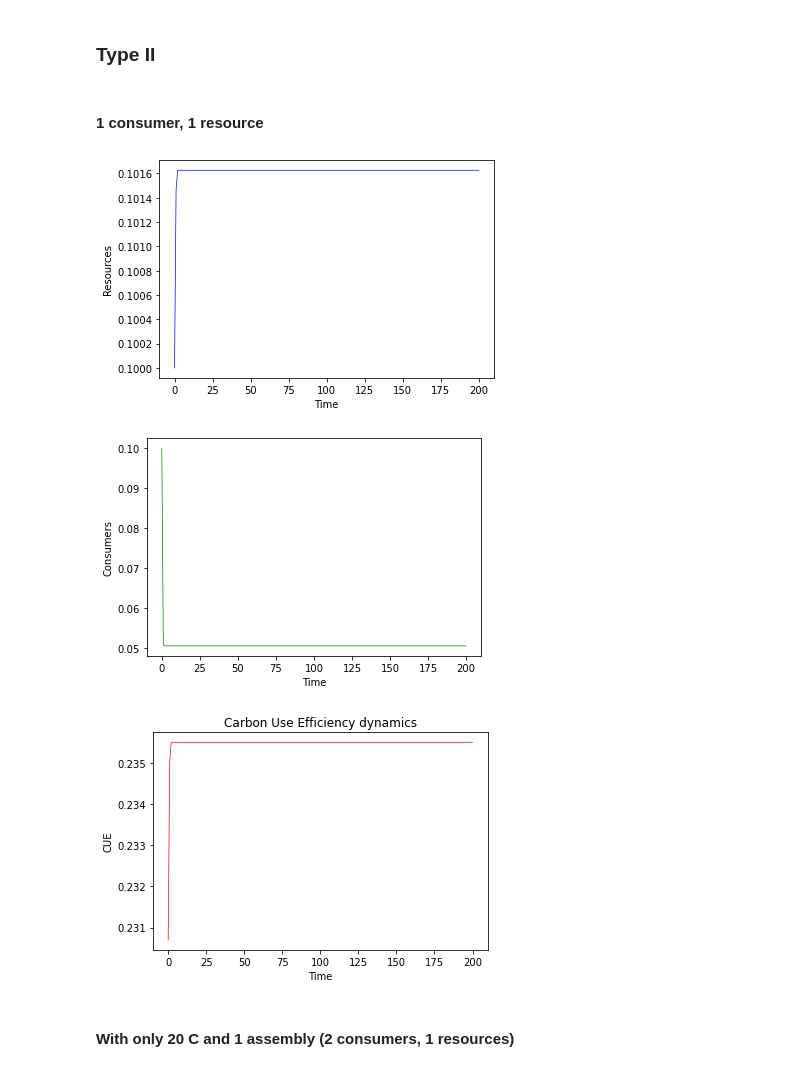
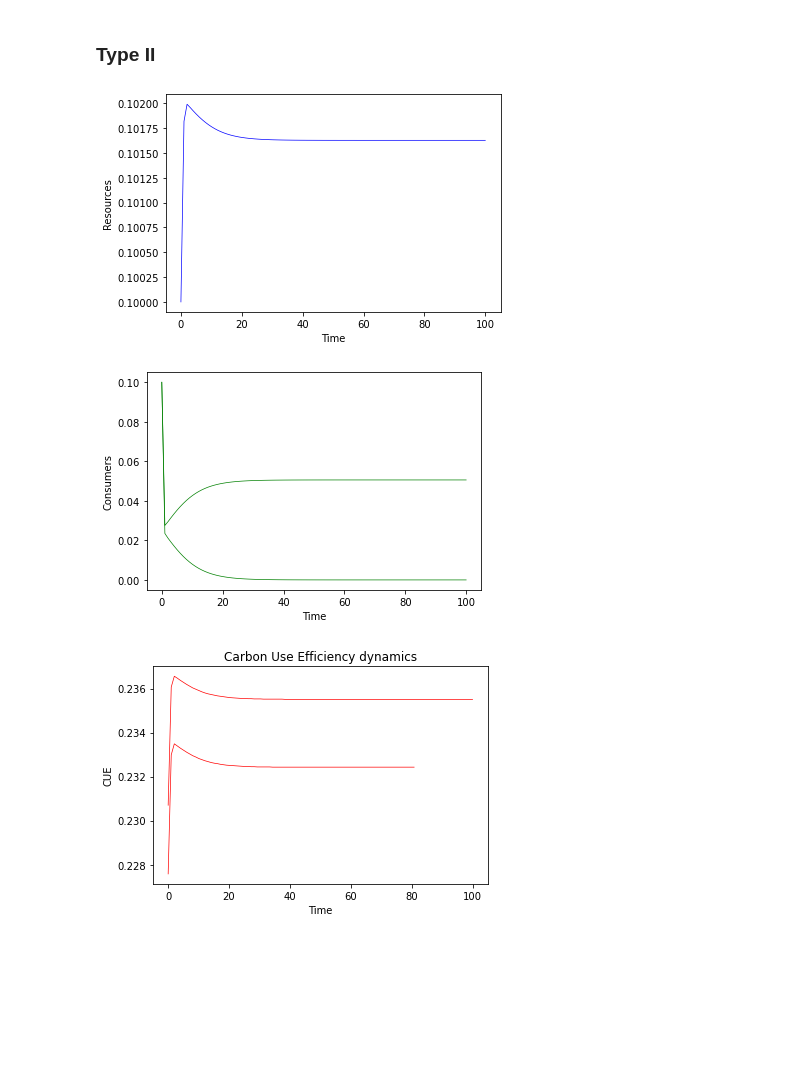
Before and after one commit to DaniDuan/CMEEProject, a Jupyter notebook: code/temp_microbial_CUE.ipynb, the cells around one changed output. Saved outputs shown, nothing was run; the diff lists cells and outputs as text; code cells hidden in the pictures; blank space fills up the shorter version.

```diff
--- a/code/temp_microbial_CUE.ipynb
+++ b/code/temp_microbial_CUE.ipynb
@@ -181,35 +335,30 @@ array([0.3938949 , 0.40720394, 0.40131856, 0.39851567, 0.40933779])
 # %% [markdown]
 ### Type II
-# %% [markdown]
-#### 1 consumer, 1 resource
 # %%
 from Bacteria_vector_modular import ass_temp_run
 import numpy as np
 
 ########## Setting Parameters ###########
-N = 1 # Number of consumers
+N = 2 # Number of consumers
 M = 1 # Number of resources
 
 # Temperature params
 Tref = 273.15 # Reference temperature Kelvin, 0 degrees C
 pk = 20 # Peak above Tref, degrees C
 Ma = 1 # Mass
 Ea_D = np.repeat(3.5,N) # Deactivation energy
 t_n = 21 # Number of temperatures to run the model at, model starts at 20
 
 # Assembly
-ass = 2 # Assembly times at each temperature
+ass = 1 # Assembly times at each temperature
 t_fin = 100 # Number of time steps for each temperature
 x0 = np.concatenate((np.full([N], (0.1)),np.full([M], (0.1)))) # Starting concentration for resources and consumers
 typ = 2 # Functional response, Type I or II
 K = 0.5 # Half saturation constant for Monod equation(Type II)
 
-
 ########## Running Model ###########
-ass_temp_run(t_fin, N, M, t_n,  Tref, Ma, ass, x0, pk, Ea_D, typ)
+ass_temp_run(t_fin, N, M, t_n,  Tref, Ma, ass, x0, pk, Ea_D, typ, K)
 # %% [output]
-[figure, old version]
+[figure, new version]
-[figure, old version]
+[figure, new version]
-[figure, old version]
+[figure, new version]
-# %% [markdown]
-#### With only 20 C and 1 assembly (2 consumers, 1 resources)
```
Also changed, not shown: parts of 23 cells of this notebook, 2 other files.
